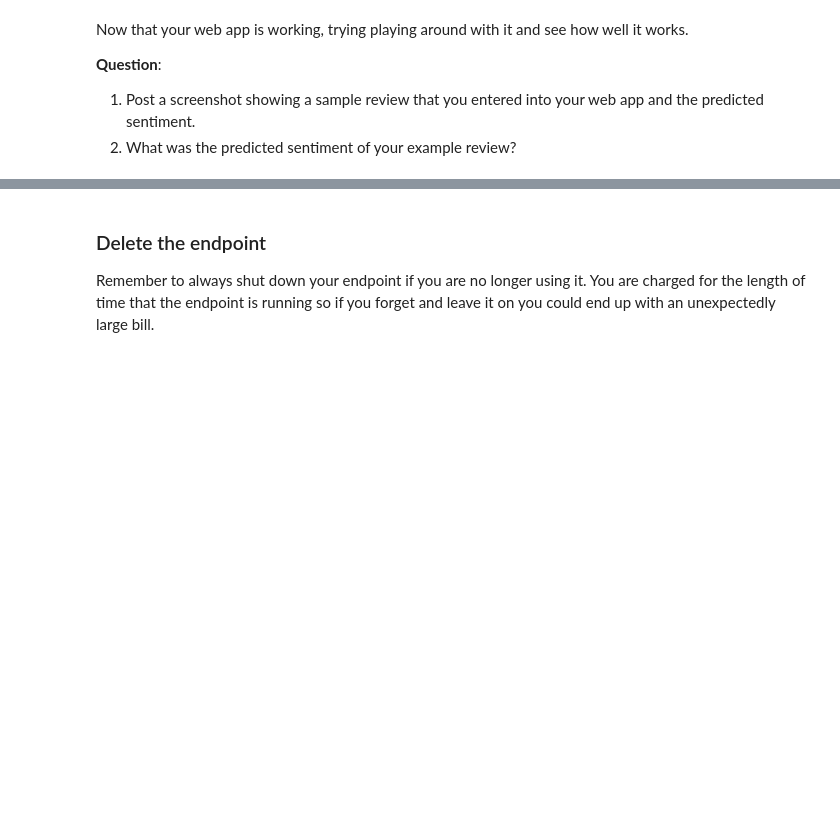
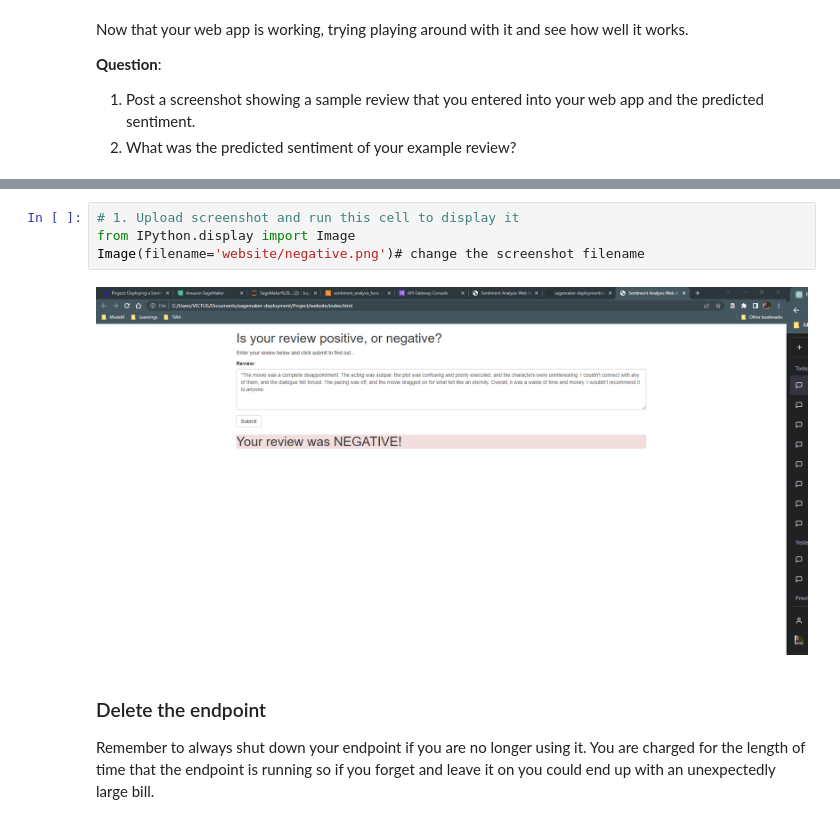
Before and after one commit to u-droid/sagemaker-deployment, a Jupyter notebook: Project/SageMaker Project.ipynb, the cells around one changed output, grey strips where cells are left out. Drawn from its saved outputs; the diff is of its cells as text; blank space fills up the shorter version.

```diff
--- a/Project/SageMaker Project.ipynb
+++ b/Project/SageMaker Project.ipynb
@@ -903,3 +915,9 @@ Image(filename='output.png') # change the screenshot filename
+# %%
+# 1. Upload screenshot and run this cell to display it
+from IPython.display import Image
+Image(filename='website/negative.png')# change the screenshot filename
+# %% [output]
+[figure, added]
 # %% [markdown]
 ### Delete the endpoint
 
```
Also changed, not shown: parts of 13 cells of this notebook, 4 other files.
